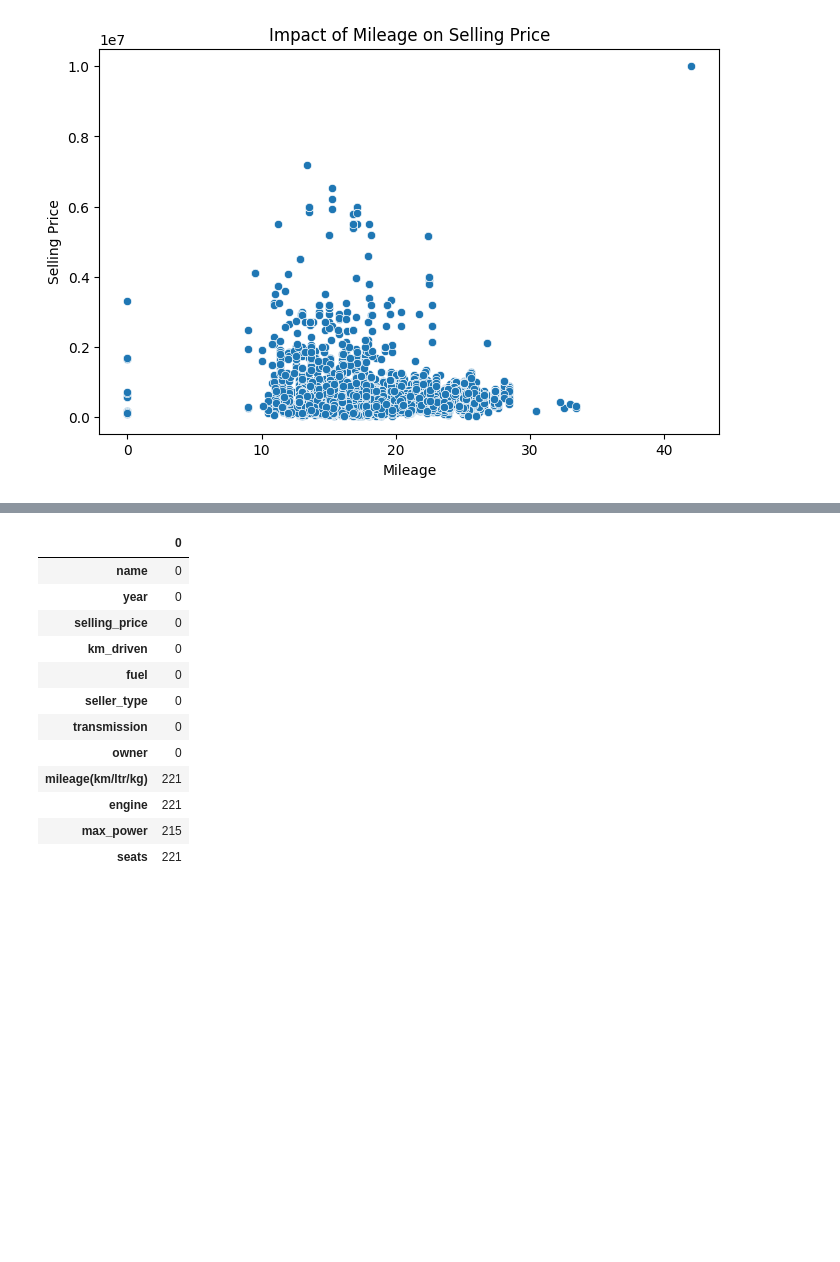
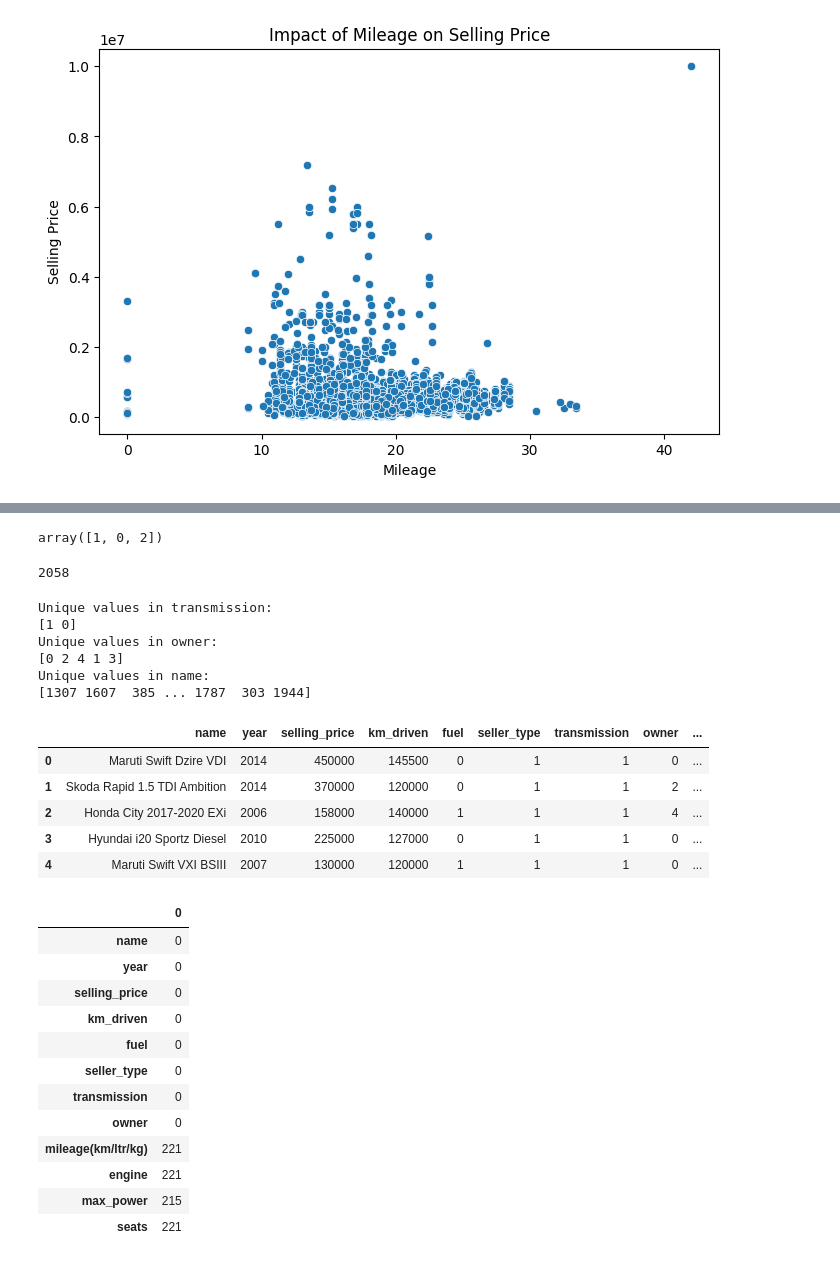
Before and after one commit to shakeraema/Dataset_Manipulation, a Jupyter notebook: Task_PDS.ipynb, the cells around one changed output, grey strips where cells are left out. Saved outputs shown, nothing was run; the diff lists cells and outputs as text; code cells hidden in the pictures; blank space fills up the shorter version.

```diff
--- a/Task_PDS.ipynb
+++ b/Task_PDS.ipynb
@@ -89,0 +106,4 @@ plt.show()
+# %%
+le = LabelEncoder()
+# %%
+df['seller_type'] = le.fit_transform(df['seller_type'])
@@ -90,3 +127,36 @@ plt.show()
+# %%
+df['seller_type'].unique()
+# %% [output]
+array([1, 0, 2])
+# %%
+len(df['name'].unique())
+# %% [output]
+2058
+# %%
+columns = ['transmission', 'owner', 'name']
+# %%
+for column in columns:
+    df[column] = le.fit_transform(df[column])
+# %%
+for column in columns:
+    print(f"Unique values in {column}:")
+    print(df[column].unique())
+# %% [output]
+Unique values in transmission:
+[1 0]
+Unique values in owner:
+[0 2 4 1 3]
+Unique values in name:
+[1307 1607  385 ... 1787  303 1944]
+# %%
+df.head()
+# %% [output]
+|  | name | year | selling_price | km_driven | fuel | seller_type | transmission | owner | ... |
+| 0 | Maruti Swift Dzire VDI | 2014 | 450000 | 145500 | 0 | 1 | 1 | 0 | ... |
+| 1 | Skoda Rapid 1.5 TDI Ambition | 2014 | 370000 | 120000 | 0 | 1 | 1 | 2 | ... |
+| 2 | Honda City 2017-2020 EXi | 2006 | 158000 | 140000 | 1 | 1 | 1 | 4 | ... |
+| 3 | Hyundai i20 Sportz Diesel | 2010 | 225000 | 127000 | 0 | 1 | 1 | 0 | ... |
+| 4 | Maruti Swift VXI BSIII | 2007 | 130000 | 120000 | 1 | 1 | 1 | 0 | ... |
 # %%
 df.isnull().sum()
 # %% [output]
```
Also changed, not shown: parts of 20 cells of this notebook.
